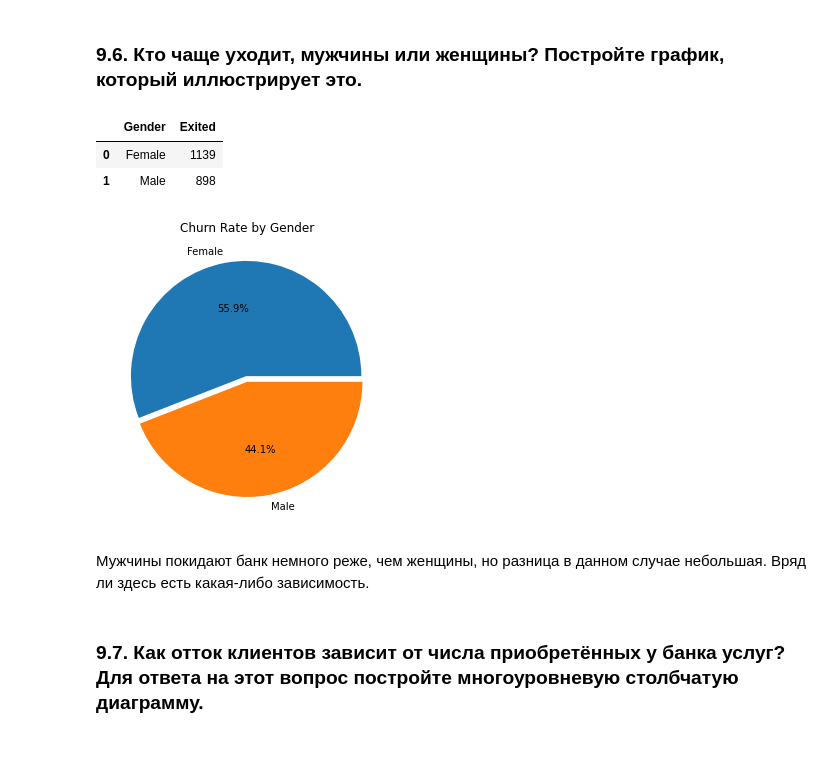
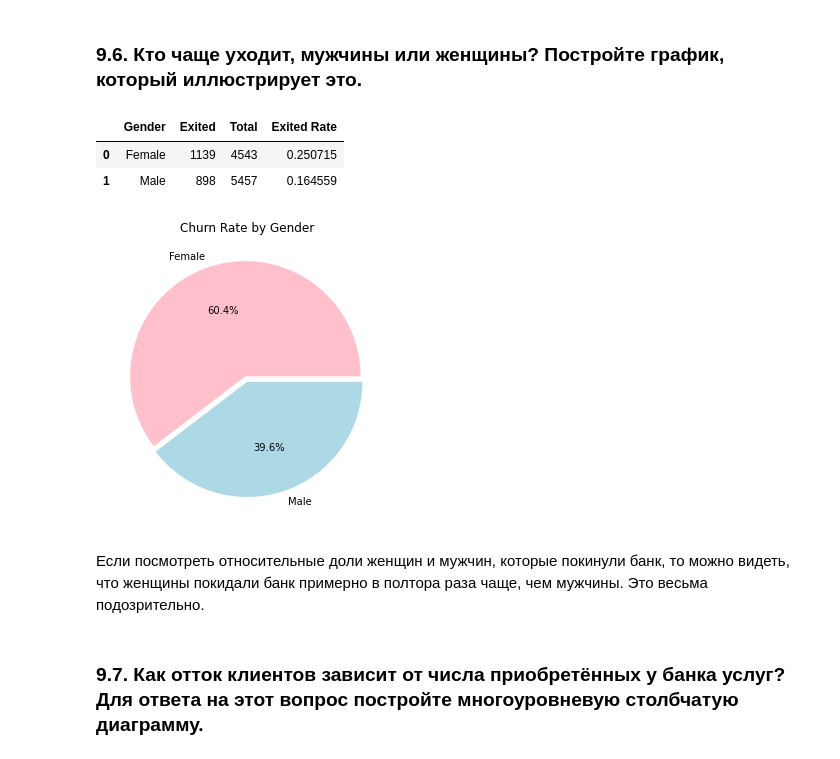
Before and after one commit to keloin/SF, a Jupyter notebook: python-13-churn-analysis/python-13-churn-analysis.ipynb, the cells around one changed output. Cells and saved outputs as stored; diff of their text form; code cells hidden in the pictures.

```diff
--- a/python-13-churn-analysis/python-13-churn-analysis.ipynb
+++ b/python-13-churn-analysis/python-13-churn-analysis.ipynb
@@ -160,38 +190,41 @@ display(churn_data[ (churn_data['Loyalty'] == 'Exited') & (churn_data['CreditSco
 ### 9.6. Кто чаще уходит, мужчины или женщины? Постройте график, который иллюстрирует это.
 # %%
 churn_by_gender = churn_data[ churn_data['Exited'] == 1 ].groupby('Gender', as_index=False)['Exited'].sum()
+churn_by_gender['Total'] = churn_by_gender['Gender'].apply(lambda x: churn_data[ churn_data['Gender'] == x ]['CustomerId'].count() )
+churn_by_gender['Exited Rate'] = churn_by_gender['Exited'] / churn_by_gender['Total']
 display(churn_by_gender)
 
 # chart = px.pie(
 #     data_frame=churn_by_gender,
 #     title='Churn Rate by Gender',
 #     values='Exited',
 #     names='Gender',
 #     hole=.4,
 #     height=400,
 #     width=400
 # )
 # chart.show()
 
 fig = plt.figure(figsize=(4, 4))
 fig.set_facecolor('white')
 
 axes = fig.add_axes([0, 0, 1, 1])
 axes.pie(
-    churn_by_gender['Exited'],
+    churn_by_gender['Exited Rate'],
     labels=churn_by_gender['Gender'],
     autopct='%.1f%%',
+    colors=['pink', 'lightblue'],
     explode = [0.05, 0]
 );
 axes.set_title('Churn Rate by Gender')
 display()
 # %% [output]
-|  | Gender | Exited |
-| 0 | Female | 1139 |
-| 1 | Male | 898 |
+|  | Gender | Exited | Total | Exited Rate |
+| 0 | Female | 1139 | 4543 | 0.250715 |
+| 1 | Male | 898 | 5457 | 0.164559 |
-[figure, old version]
+[figure, new version]
-# %% [markdown]
-Мужчины покидают банк немного реже, чем женщины, но разница в данном случае небольшая. Вряд ли здесь есть какая-либо зависимость.
+# %% [markdown]
+Если посмотреть относительные доли женщин и мужчин, которые покинули банк, то можно видеть, что женщины покидали банк примерно в полтора раза чаще, чем мужчины. Это весьма подозрительно.
 # %% [markdown]
 ### 9.7. Как отток клиентов зависит от числа приобретённых у банка услуг? Для ответа на этот вопрос постройте многоуровневую столбчатую диаграмму.
 # %%
```
Also changed, not shown: parts of 12 cells of this notebook.
